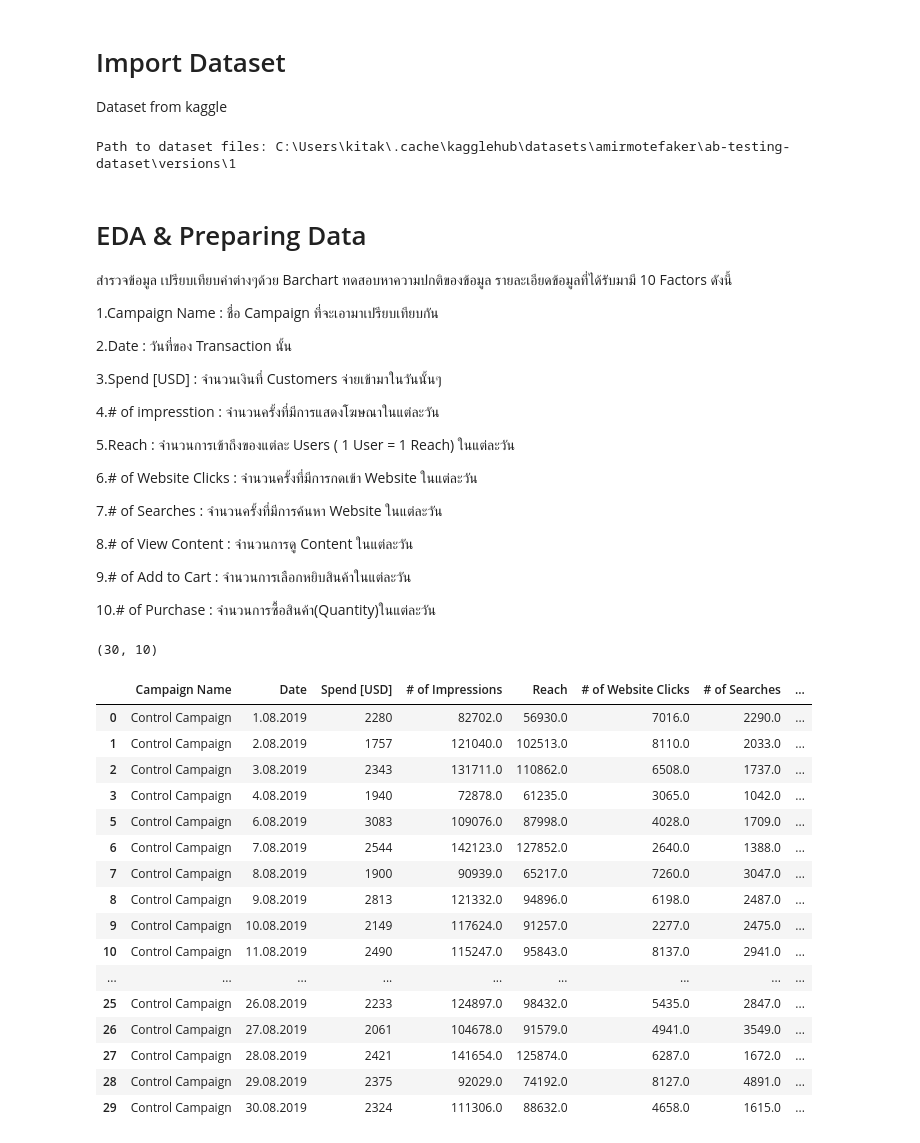
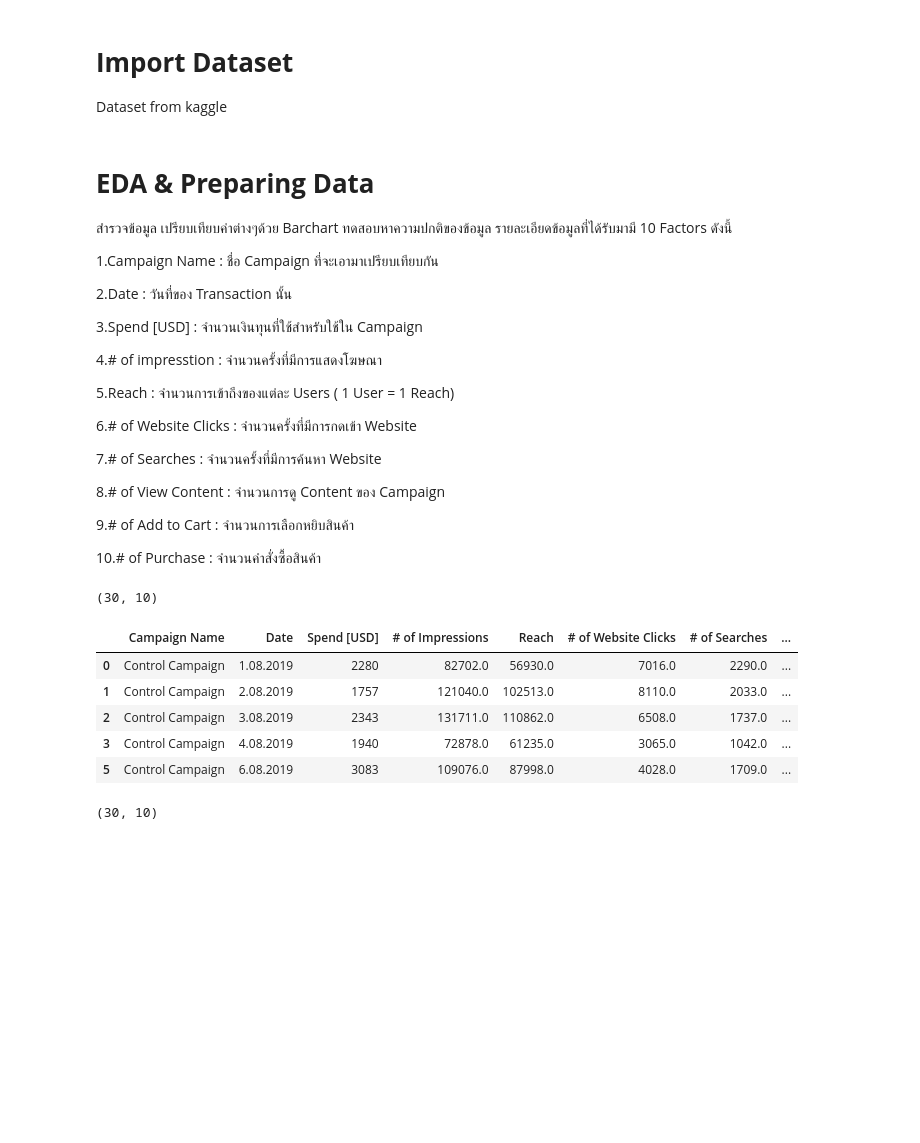
Before and after one commit to KitakanWiset/A-B-testing, a Jupyter notebook: ABtesting.ipynb, the cells around one changed output. Cells and saved outputs as stored; diff of their text form; code cells hidden in the pictures; blank space fills up the shorter version.

Commit message:
AB testing

```diff
--- a/ABtesting.ipynb
+++ b/ABtesting.ipynb
@@ -14,18 +16,16 @@ from scipy.stats import ttest_ind, shapiro
 # %% [markdown]
-# Import Dataset
+# <b>Import Dataset</b>
 Dataset from kaggle
 # %%
-# Download Data Free Opensource จาก Kaggle
-import kagglehub
-path = kagglehub.dataset_download("amirmotefaker/ab-testing-dataset")
-print("Path to dataset files:", path)
+# # Download Data Free Opensource จาก Kaggle
+# import kagglehub
+# path = kagglehub.dataset_download("amirmotefaker/ab-testing-dataset")
+# print("Path to dataset files:", path)
-# %% [output]
-Path to dataset files: C:\Users\kitak\.cache\kagglehub\datasets\amirmotefaker\ab-testing-dataset\versions\1
 # %%
 df = pd.read_csv(r"C:\Users\kitak\.cache\kagglehub\datasets\amirmotefaker\ab-testing-dataset\versions\1\control_group.csv",encoding="latin1", sep=';')
 dftest = pd.read_csv(r"C:\Users\kitak\.cache\kagglehub\datasets\amirmotefaker\ab-testing-dataset\versions\1\test_group.csv",encoding="latin1", sep=';')
 # %% [markdown]
-# EDA & Preparing Data
+# <b>EDA & Preparing Data</b>
 สำรวจข้อมูล เปรียบเทียบค่าต่างๆด้วย Barchart ทดสอบหาความปกติของข้อมูล
 รายละเอียดข้อมูลที่ได้รับมามี 10 Factors ดังนี้
 
@@ -33,21 +33,21 @@ dftest = pd.read_csv(r"C:\Users\kitak\.cache\kagglehub\datasets\amirmotefaker\ab
 
 2.Date : วันที่ของ Transaction นั้น
 
-3.Spend [USD] : จำนวนเงินที่ Customers จ่ายเข้ามาในวันนั้นๆ
+3.Spend [USD] : จำนวนเงินทุนที่ใช้สำหรับใช้ใน Campaign
 
-4.# of impresstion : จำนวนครั้งที่มีการแสดงโฆษณาในแต่ละวัน
+4.# of impresstion : จำนวนครั้งที่มีการแสดงโฆษณา
 
-5.Reach : จำนวนการเข้าถึงของแต่ละ Users ( 1 User = 1 Reach) ในแต่ละวัน
+5.Reach : จำนวนการเข้าถึงของแต่ละ Users ( 1 User = 1 Reach)
 
-6.# of Website Clicks : จำนวนครั้งที่มีการกดเข้า Website ในแต่ละวัน
+6.# of Website Clicks : จำนวนครั้งที่มีการกดเข้า Website
 
-7.# of Searches : จำนวนครั้งที่มีการค้นหา Website ในแต่ละวัน
+7.# of Searches : จำนวนครั้งที่มีการค้นหา Website
 
-8.# of View Content : จำนวนการดู Content ในแต่ละวัน
+8.# of View Content : จำนวนการดู Content ของ Campaign
 
-9.# of Add to Cart : จำนวนการเลือกหยิบสินค้าในแต่ละวัน
+9.# of Add to Cart : จำนวนการเลือกหยิบสินค้า
 
-10.# of Purchase : จำนวนการซื้อสินค้า(Quantity)ในแต่ละวัน
+10.# of Purchase : จำนวนคำสั่งซื้อสินค้า
 # %%
 # ตรวจสอบขนาดของ DF
 df.shape
@@ -56,25 +56,19 @@ df.shape
 # %%
 # ตัดข้อมูลที่ขาดไปใน Control Campaign ออก
 df = df.dropna()
-df
+df.head()
 # %% [output]
 |  | Campaign Name | Date | Spend [USD] | # of Impressions | Reach | # of Website Clicks | # of Searches | ... |
 | 0 | Control Campaign | 1.08.2019 | 2280 | 82702.0 | 56930.0 | 7016.0 | 2290.0 | ... |
 | 1 | Control Campaign | 2.08.2019 | 1757 | 121040.0 | 102513.0 | 8110.0 | 2033.0 | ... |
 | 2 | Control Campaign | 3.08.2019 | 2343 | 131711.0 | 110862.0 | 6508.0 | 1737.0 | ... |
 | 3 | Control Campaign | 4.08.2019 | 1940 | 72878.0 | 61235.0 | 3065.0 | 1042.0 | ... |
 | 5 | Control Campaign | 6.08.2019 | 3083 | 109076.0 | 87998.0 | 4028.0 | 1709.0 | ... |
-| 6 | Control Campaign | 7.08.2019 | 2544 | 142123.0 | 127852.0 | 2640.0 | 1388.0 | ... |
-| 7 | Control Campaign | 8.08.2019 | 1900 | 90939.0 | 65217.0 | 7260.0 | 3047.0 | ... |
-| 8 | Control Campaign | 9.08.2019 | 2813 | 121332.0 | 94896.0 | 6198.0 | 2487.0 | ... |
-| 9 | Control Campaign | 10.08.2019 | 2149 | 117624.0 | 91257.0 | 2277.0 | 2475.0 | ... |
-| 10 | Control Campaign | 11.08.2019 | 2490 | 115247.0 | 95843.0 | 8137.0 | 2941.0 | ... |
-| ... | ... | ... | ... | ... | ... | ... | ... | ... |
-| 25 | Control Campaign | 26.08.2019 | 2233 | 124897.0 | 98432.0 | 5435.0 | 2847.0 | ... |
-| 26 | Control Campaign | 27.08.2019 | 2061 | 104678.0 | 91579.0 | 4941.0 | 3549.0 | ... |
-| 27 | Control Campaign | 28.08.2019 | 2421 | 141654.0 | 125874.0 | 6287.0 | 1672.0 | ... |
-| 28 | Control Campaign | 29.08.2019 | 2375 | 92029.0 | 74192.0 | 8127.0 | 4891.0 | ... |
-| 29 | Control Campaign | 30.08.2019 | 2324 | 111306.0 | 88632.0 | 4658.0 | 1615.0 | ... |
+# %%
+# ตรวจสอบขนาดของ DF
+dftest.shape
+# %% [output]
+(30, 10)
 # %%
 # ตัดข้อมูลที่ขาดไปใน Test Campaign ออก
 dftest = dftest.dropna()
```
Also changed, not shown: parts of 39 cells of this notebook, 1 other file.
